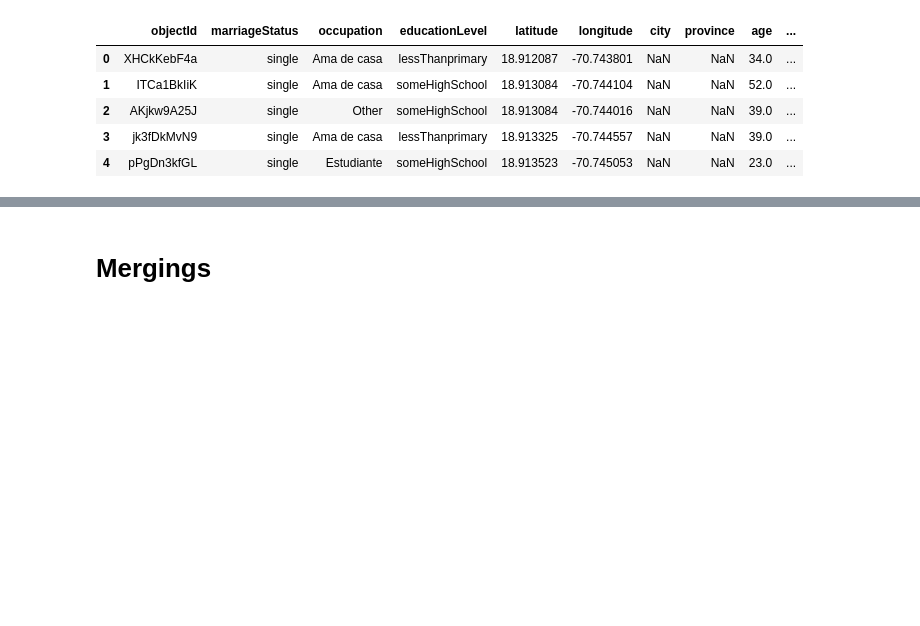
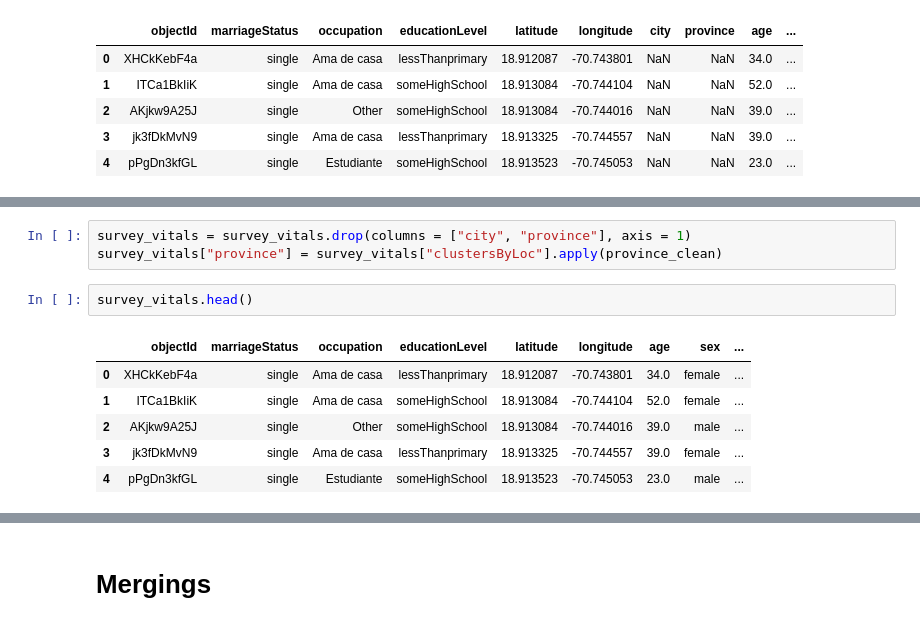
Before and after one commit to hamzabacc/puente, a Jupyter notebook: merging_models.ipynb, the cells around one changed output, grey strips where cells are left out. Drawn from its saved outputs; the diff is of its cells as text; blank space fills up the shorter version.

```diff
--- a/merging_models.ipynb
+++ b/merging_models.ipynb
@@ -69,3 +95,15 @@ survey_vitals.head()
+# %%
+survey_vitals = survey_vitals.drop(columns = ["city", "province"], axis = 1)
+survey_vitals["province"] = survey_vitals["clustersByLoc"].apply(province_clean)
+# %%
+survey_vitals.head()
+# %% [output]
+|  | objectId | marriageStatus | occupation | educationLevel | latitude | longitude | age | sex | ... |
+| 0 | XHCkKebF4a | single | Ama de casa | lessThanprimary | 18.912087 | -70.743801 | 34.0 | female | ... |
+| 1 | ITCa1BkIiK | single | Ama de casa | someHighSchool | 18.913084 | -70.744104 | 52.0 | female | ... |
+| 2 | AKjkw9A25J | single | Other | someHighSchool | 18.913084 | -70.744016 | 39.0 | male | ... |
+| 3 | jk3fDkMvN9 | single | Ama de casa | lessThanprimary | 18.913325 | -70.744557 | 39.0 | female | ... |
+| 4 | pPgDn3kfGL | single | Estudiante | someHighSchool | 18.913523 | -70.745053 | 23.0 | male | ... |
 # %%
 plt.figure(figsize = (16,10))
 ax = sns.scatterplot(data = survey_vitals, x = "longitude", y = "latitude", hue = "clustersByLoc", palette = "deep")
```
Also changed, not shown: parts of 26 cells of this notebook.
